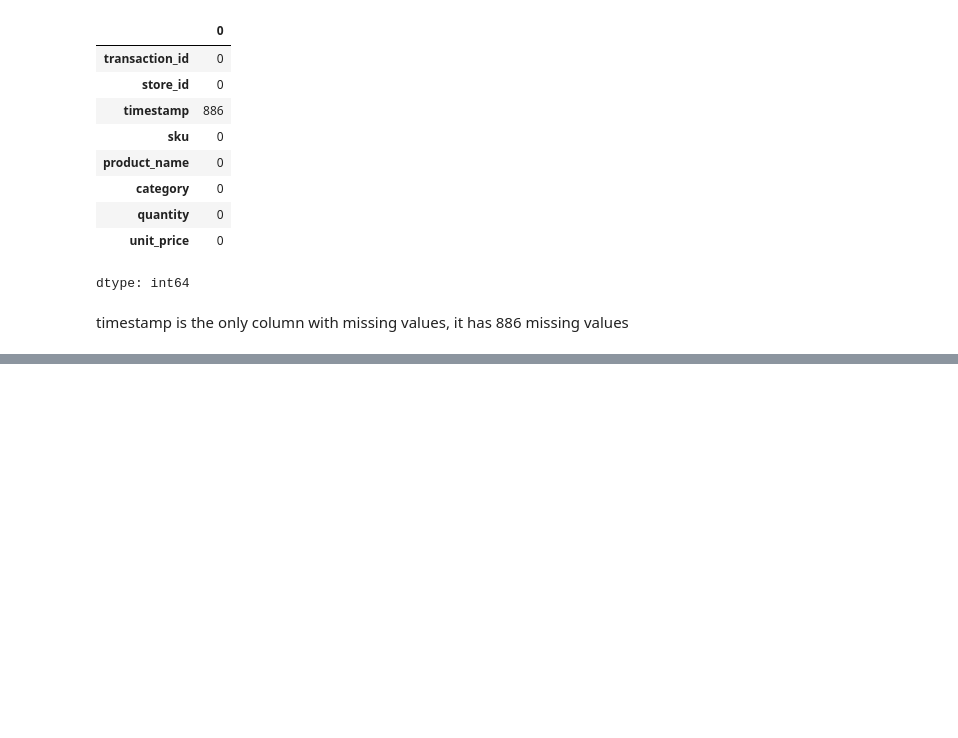
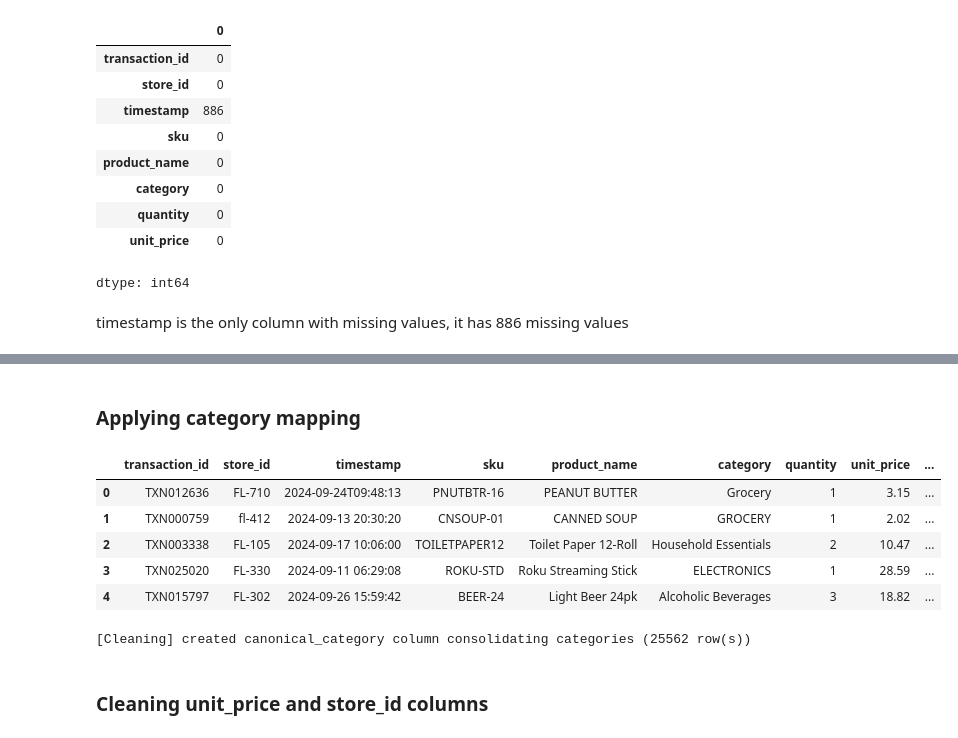
Before and after one commit to mayajdias/walmart-hurricane-project, a Jupyter notebook: notebooks/Cleaning.ipynb, the cells around one changed output, grey strips where cells are left out. Saved outputs shown, nothing was run; the diff lists cells and outputs as text; code cells hidden in the pictures; blank space fills up the shorter version.

```diff
--- a/notebooks/Cleaning.ipynb
+++ b/notebooks/Cleaning.ipynb
@@ -425,0 +552,19 @@ DECISIONS
+# %%
+canonical_category_groups = {
+    'Emergency': ['EMERGENCY', 'Emergency Supplies', 'emergency'],
+    'Grocery': ['Groceries', 'grocery', 'GROCERY'],
+    'Electronics': ['electronics', 'ELECTRONICS'],
+    'Entertainment': ['Games & Entertainment', 'entertainment', 'ENTERTAINMENT'],
+    'Household': ['HOUSEHOLD', 'household', 'Household Essentials'],
+    'Baby': ['baby', 'BABY', 'Baby Products'],
+    'Breakfast': ['breakfast', 'BREAKFAST', 'Breakfast Foods'],
+    'Alcohol': ['ALCOHOL', 'Alcoholic Beverages'],
+    'Snacks': ['snacks', 'SNACKS'],
+    'Health': ['HEALTH', 'health', 'Health & Wellness']
+}
+
+category_mapping = {
+    original: target
+    for target, originals in canonical_category_groups.items()
+    for original in originals
+}
@@ -425,0 +593,24 @@ DECISIONS
+# %% [markdown]
+### Applying category mapping
+# %%
+def consolidate_categories(df):
+    df = df.copy()
+    if 'category' in df.columns:
+        df['canonical_category'] = df['category'].map(category_mapping).fillna(df['category'])
+    return df
+
+transactions_fully_consolidated = consolidate_categories(transactions_skus_consolidated)
+transactions_fully_consolidated.head()
+# %% [output]
+|  | transaction_id | store_id | timestamp | sku | product_name | category | quantity | unit_price | ... |
+| 0 | TXN012636 | FL-710 | 2024-09-24T09:48:13 | PNUTBTR-16 | PEANUT BUTTER | Grocery | 1 | 3.15 | ... |
+| 1 | TXN000759 | fl-412 | 2024-09-13 20:30:20 | CNSOUP-01 | CANNED SOUP | GROCERY | 1 | 2.02 | ... |
+| 2 | TXN003338 | FL-105 | 2024-09-17 10:06:00 | TOILETPAPER12 | Toilet Paper 12-Roll | Household Essentials | 2 | 10.47 | ... |
+| 3 | TXN025020 | FL-330 | 2024-09-11 06:29:08 | ROKU-STD | Roku Streaming Stick | ELECTRONICS | 1 | 28.59 | ... |
+| 4 | TXN015797 | FL-302 | 2024-09-26 15:59:42 | BEER-24 | Light Beer 24pk | Alcoholic Beverages | 3 | 18.82 | ... |
+# %%
+log("Cleaning", "created canonical_category column consolidating categories", "25562")
+# %% [output]
+[Cleaning] created canonical_category column consolidating categories (25562 row(s))
+# %% [markdown]
+### Cleaning unit_price and store_id columns
```
Also changed, not shown: parts of 33 cells of this notebook.
